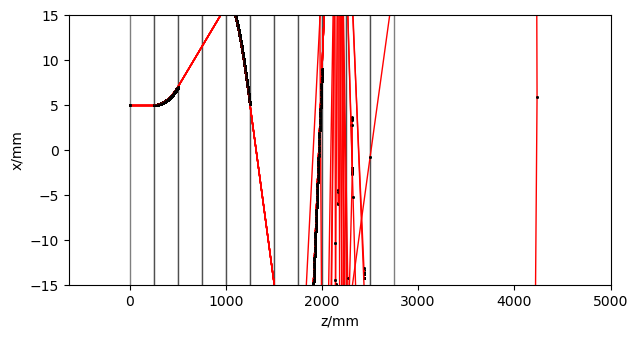
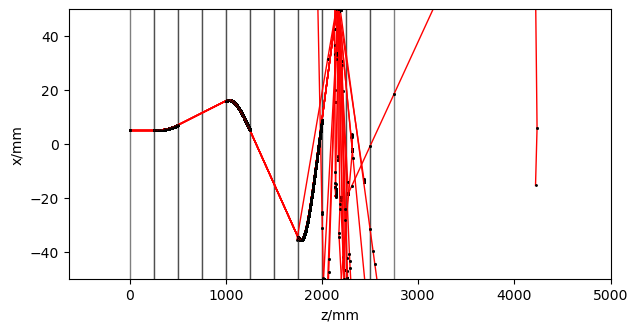
The notebook cell's code change between the first figure and the second:
--- before
+++ after
@@ -5,3 +5,3 @@
                                    usrbinFileName=None)
 o.plot_projection(projection="zx",eventNumber=slice(0,10))
-plt.ylim(-15,15)
+plt.ylim(-50,50)

Commit: Test lattice sextupole